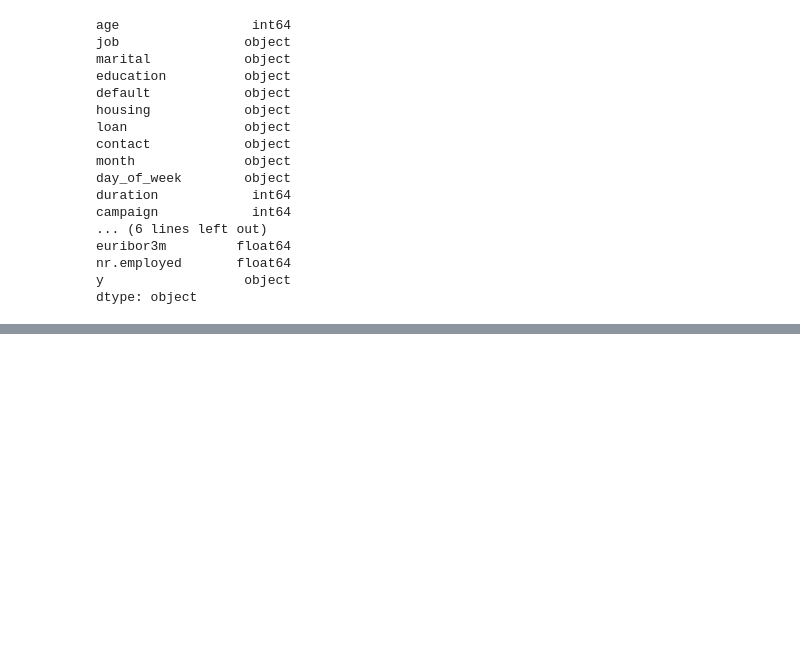
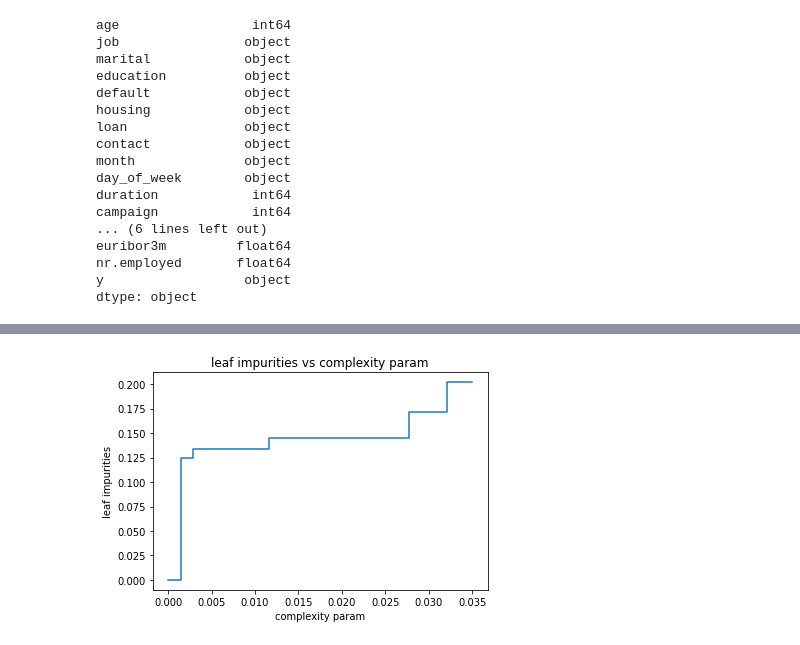
Before and after one commit to dv-rastogi/ml-pg-decision-trees, a Jupyter notebook: 2/2.ipynb, the cells around one changed output, grey strips where cells are left out. Cells and saved outputs as stored; diff of their text form; code cells hidden in the pictures; blank space fills up the shorter version.

```diff
--- a/2/2.ipynb
+++ b/2/2.ipynb
@@ -61,0 +218,8 @@ Marital ['married' 'single' 'divorced' 'unknown']
+# %%
+plt.plot(ccp_alphas, leaf_impurities, drawstyle='steps-post')
+plt.xlabel('complexity param')
+plt.ylabel('leaf impurities')
+plt.title('leaf impurities vs complexity param')
+plt.show()
+# %% [output]
+[figure, added]
```
Also changed, not shown: parts of 24 cells of this notebook.
